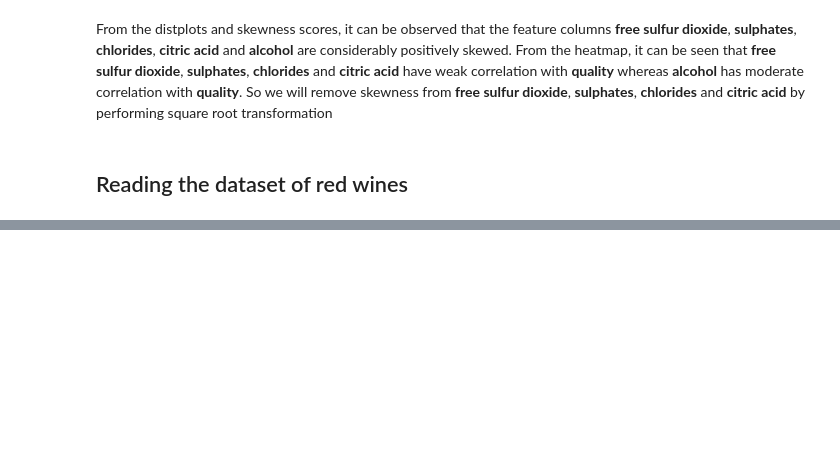
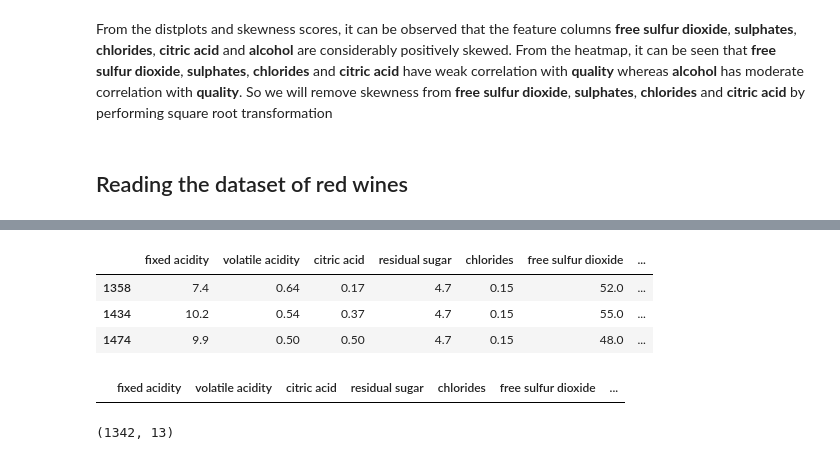
Before and after one commit to nipun1992/Predicting-Wine-Color, a Jupyter notebook: Wine quality Prediction-checkpoint.ipynb, the cells around one changed output, grey strips where cells are left out. Saved outputs shown, nothing was run; the diff lists cells and outputs as text; code cells hidden in the pictures; blank space fills up the shorter version.

```diff
--- a/Wine quality Prediction-checkpoint.ipynb
+++ b/Wine quality Prediction-checkpoint.ipynb
@@ -423,0 +1033,7 @@ df1.shape
+# %%
+df1[(df1['chlorides'] > 0.14) & (df1['residual sugar'] > 4.5)]
+# %% [output]
+|  | fixed acidity | volatile acidity | citric acid | residual sugar | chlorides | free sulfur dioxide | ... |
+| 1358 | 7.4 | 0.64 | 0.17 | 4.7 | 0.15 | 52.0 | ... |
+| 1434 | 10.2 | 0.54 | 0.37 | 4.7 | 0.15 | 55.0 | ... |
+| 1474 | 9.9 | 0.50 | 0.50 | 4.7 | 0.15 | 48.0 | ... |
@@ -424,3 +1042,11 @@ df1.shape
+# %%
+df1[(df1['chlorides'] > 0.14) & (df1['residual sugar'] > 4.5)]
+# %% [output]
+|  | fixed acidity | volatile acidity | citric acid | residual sugar | chlorides | free sulfur dioxide | ... |
+# %%
+df1.shape
+# %% [output]
+(1342, 13)
 # %%
 df2 = pd.concat([df, df1])
 # %%
```
Also changed, not shown: parts of 115 cells of this notebook, 1 other file.
